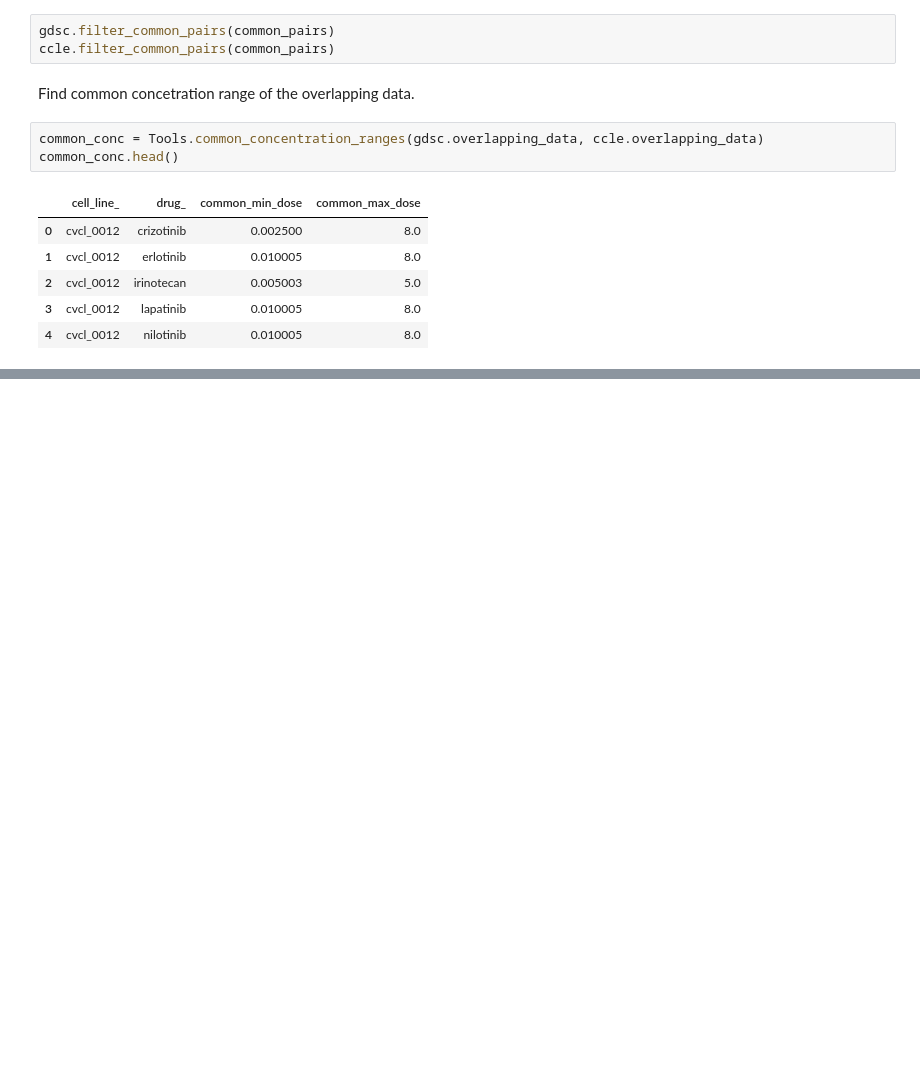
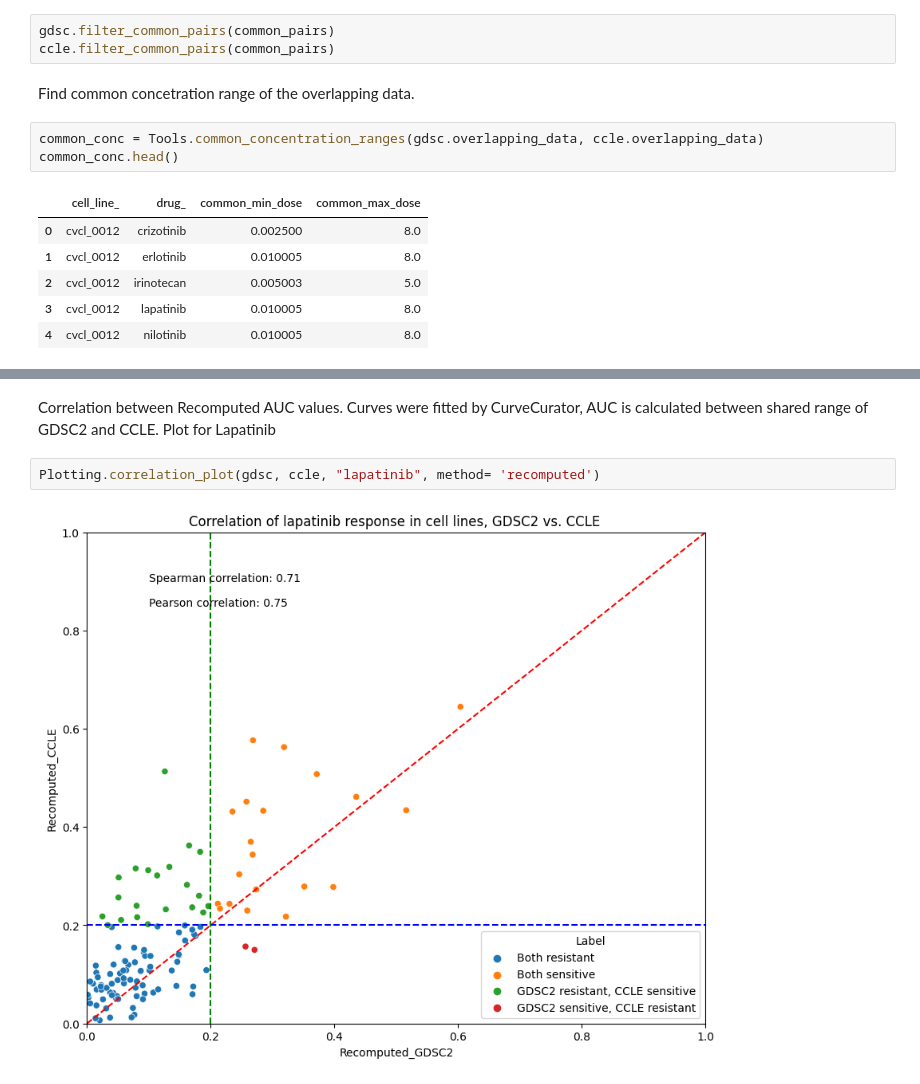
Before and after one commit to serhatbeyaz/pharmaco-analysis, a Jupyter notebook: Python scripts/data_analysis.ipynb, the cells around one changed output, grey strips where cells are left out. Cells and saved outputs as stored; diff of their text form; blank space fills up the shorter version.

```diff
--- a/Python scripts/data_analysis.ipynb
+++ b/Python scripts/data_analysis.ipynb
@@ -86,0 +99,6 @@ Plotting.correlation_plot(gdsc, ccle, "paclitaxel", method= 'recomputed')
+# %% [markdown]
+Correlation between Recomputed AUC values. Curves were fitted by CurveCurator, AUC is calculated between shared range of GDSC2 and CCLE. Plot for Lapatinib
+# %%
+Plotting.correlation_plot(gdsc, ccle, "lapatinib", method= 'recomputed')
+# %% [output]
+[figure, added]
```
Also changed, not shown: parts of 12 cells of this notebook, 3 other files.
